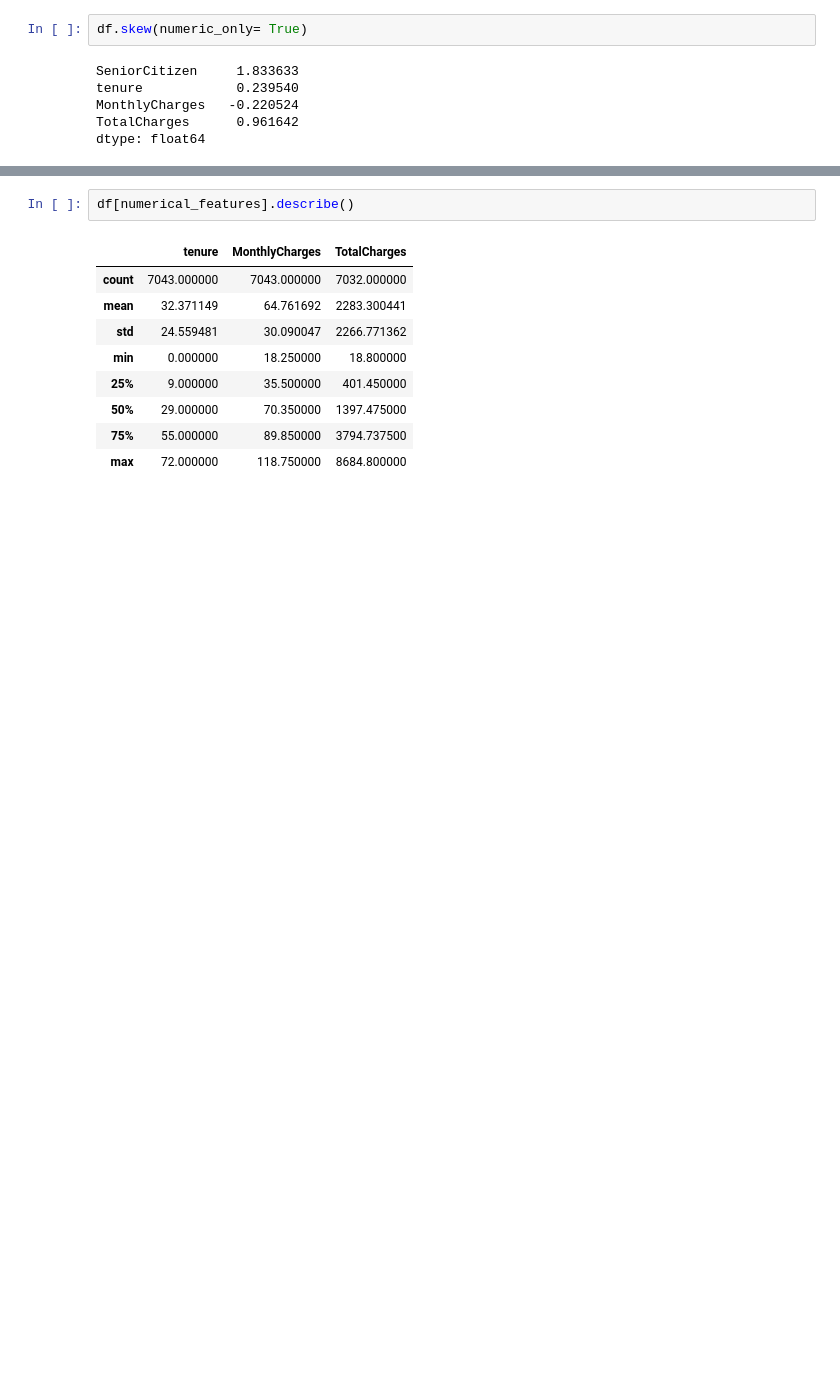
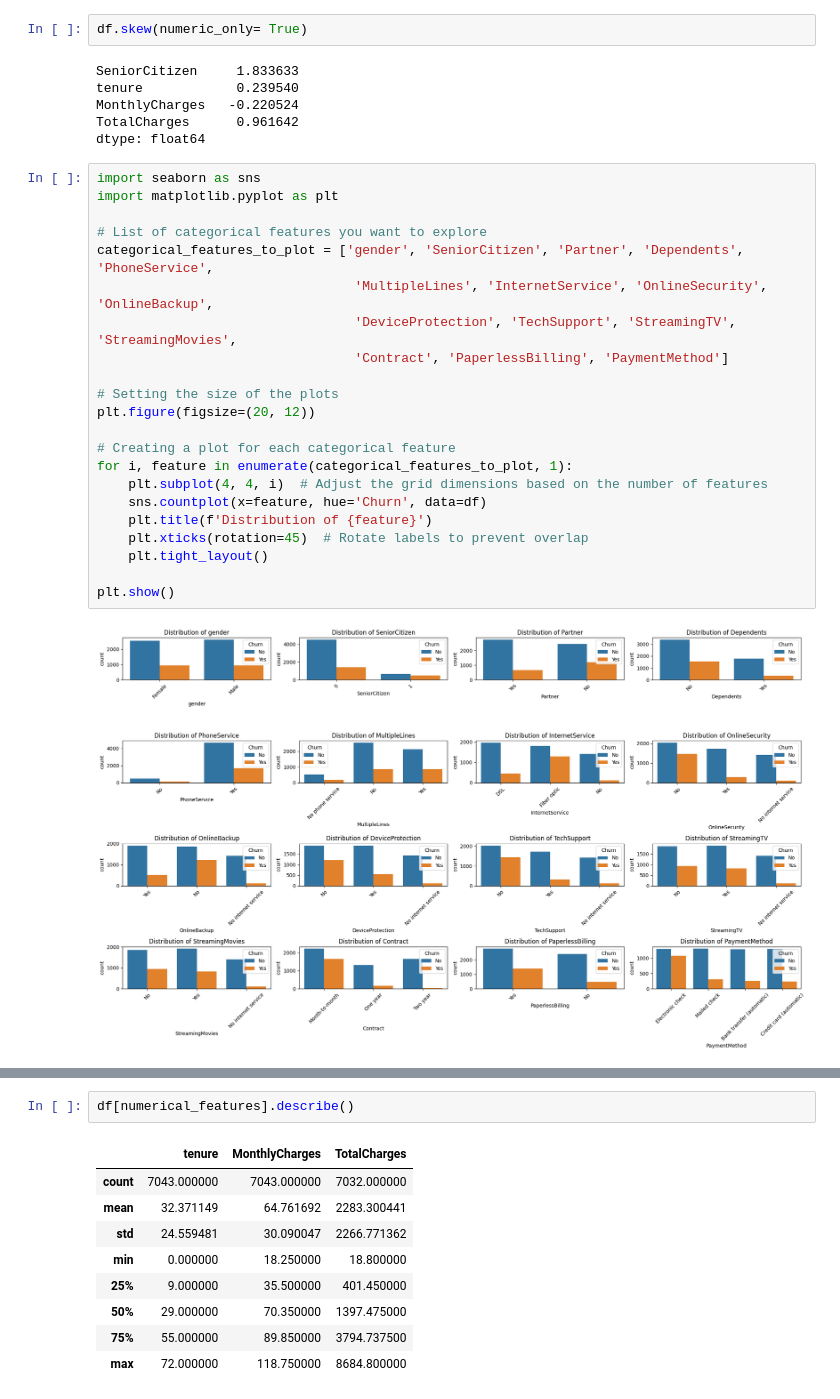
Before and after one commit to sushantkothari/Customer--Churn-Prediction, a Jupyter notebook: Customer_Churn_Prediction.ipynb, the cells around one changed output, grey strips where cells are left out. Drawn from its saved outputs; the diff is of its cells as text; blank space fills up the shorter version.

```diff
--- a/Customer_Churn_Prediction.ipynb
+++ b/Customer_Churn_Prediction.ipynb
@@ -164,6 +164,30 @@ tenure            0.239540
 MonthlyCharges   -0.220524
 TotalCharges      0.961642
 dtype: float64
+# %%
+import seaborn as sns
+import matplotlib.pyplot as plt
+
+# List of categorical features you want to explore
+categorical_features_to_plot = ['gender', 'SeniorCitizen', 'Partner', 'Dependents', 'PhoneService',
+                                 'MultipleLines', 'InternetService', 'OnlineSecurity', 'OnlineBackup',
+                                 'DeviceProtection', 'TechSupport', 'StreamingTV', 'StreamingMovies',
+                                 'Contract', 'PaperlessBilling', 'PaymentMethod']
+
+# Setting the size of the plots
+plt.figure(figsize=(20, 12))
+
+# Creating a plot for each categorical feature
+for i, feature in enumerate(categorical_features_to_plot, 1):
+    plt.subplot(4, 4, i)  # Adjust the grid dimensions based on the number of features
+    sns.countplot(x=feature, hue='Churn', data=df)
+    plt.title(f'Distribution of {feature}')
+    plt.xticks(rotation=45)  # Rotate labels to prevent overlap
+    plt.tight_layout()
+
+plt.show()
+# %% [output]
+[figure, added]
 # %%
 df.corr(numeric_only= True)
 # %% [output]
```
Also changed, not shown: parts of 2 cells of this notebook.
